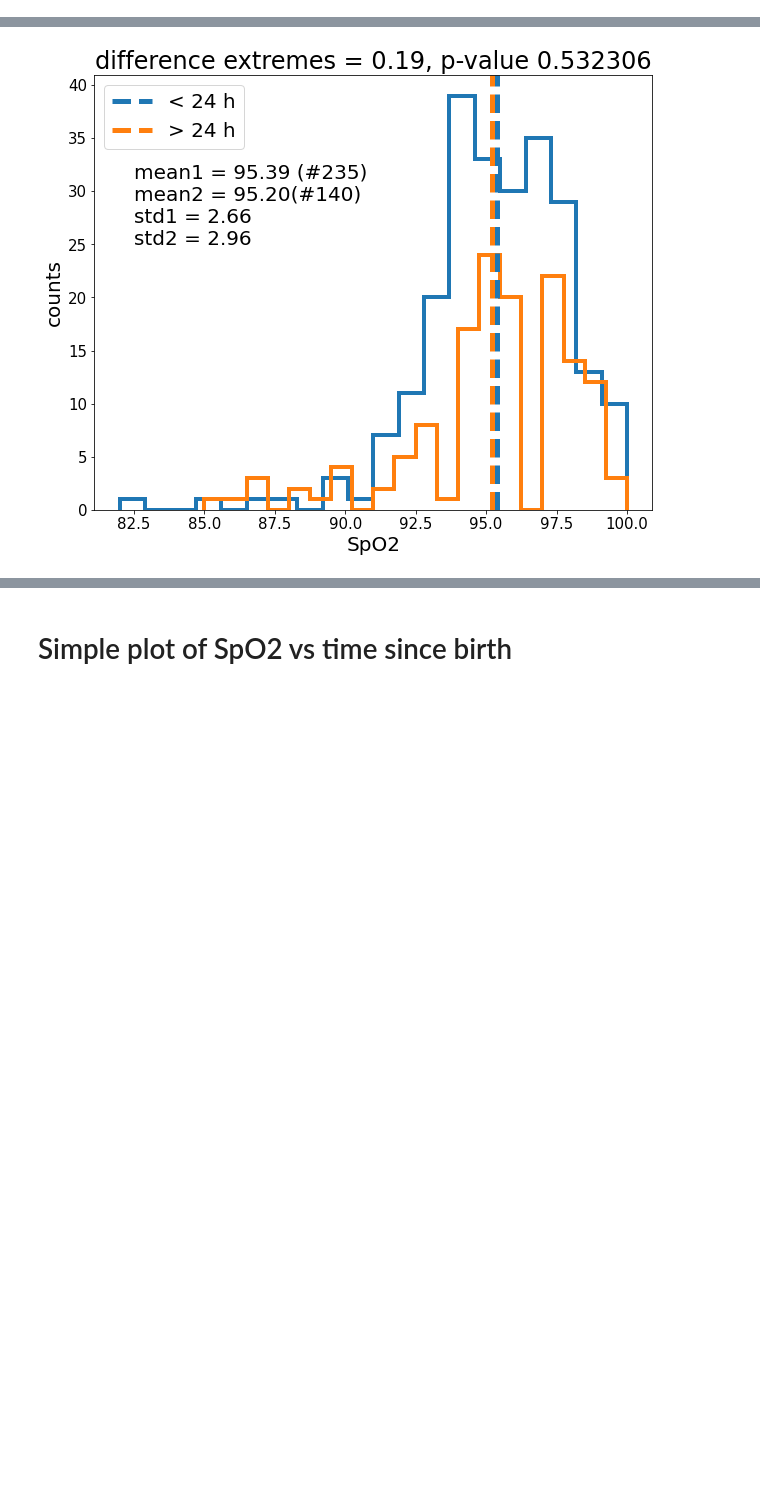
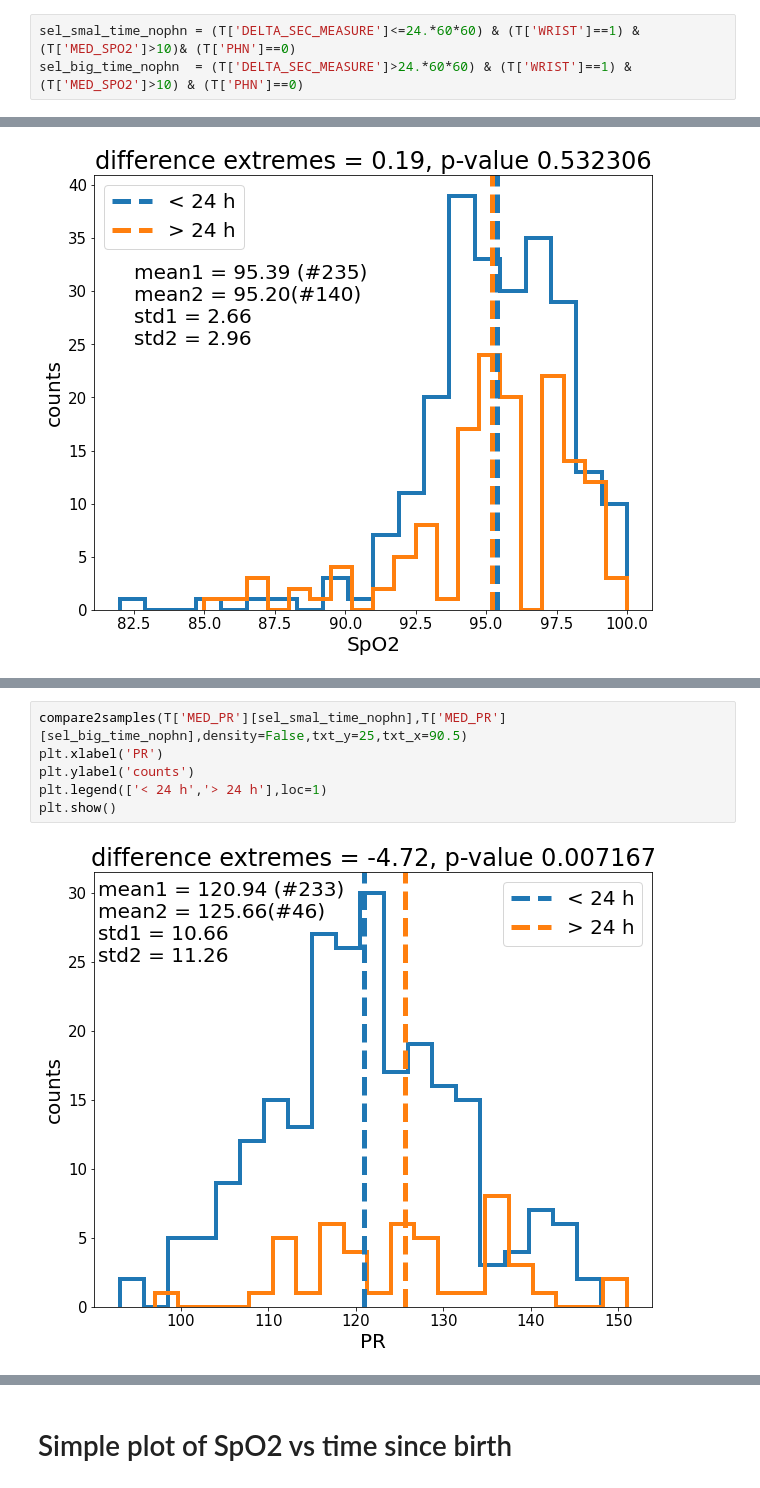
Before and after one commit to shisteve/NHS, a Jupyter notebook: 007_easy_selection.ipynb, the cells around one changed output, grey strips where cells are left out. Saved outputs shown, nothing was run; the diff lists cells and outputs as text; blank space fills up the shorter version.

```diff
--- a/007_easy_selection.ipynb
+++ b/007_easy_selection.ipynb
@@ -456,6 +460,9 @@ plt.show()
 # %%
 sel_smal_time = (T['DELTA_SEC_MEASURE']<=24.*60*60) & (T['WRIST']==1) & (T['MED_SPO2']>10) #& (T['PHN']==0)
 sel_big_time  = (T['DELTA_SEC_MEASURE']>24.*60*60) & (T['WRIST']==1) & (T['MED_SPO2']>10) #& (T['PHN']==0)
+# %%
+sel_smal_time_nophn = (T['DELTA_SEC_MEASURE']<=24.*60*60) & (T['WRIST']==1) & (T['MED_SPO2']>10)& (T['PHN']==0)
+sel_big_time_nophn  = (T['DELTA_SEC_MEASURE']>24.*60*60) & (T['WRIST']==1) & (T['MED_SPO2']>10) & (T['PHN']==0)
 # %%
 plt.figure(figsize=(10,8))
 plt.hist(T['DELTA_SEC_MEASURE'][sel_smal_time]/60/60.)
@@ -476,0 +492,8 @@ plt.show()
+# %%
+compare2samples(T['MED_PR'][sel_smal_time_nophn],T['MED_PR'][sel_big_time_nophn],density=False,txt_y=25,txt_x=90.5)
+plt.xlabel('PR')
+plt.ylabel('counts')
+plt.legend(['< 24 h','> 24 h'],loc=1)
+plt.show()
+# %% [output]
+[figure, added]
```
Also changed, not shown: parts of 8 cells of this notebook.
